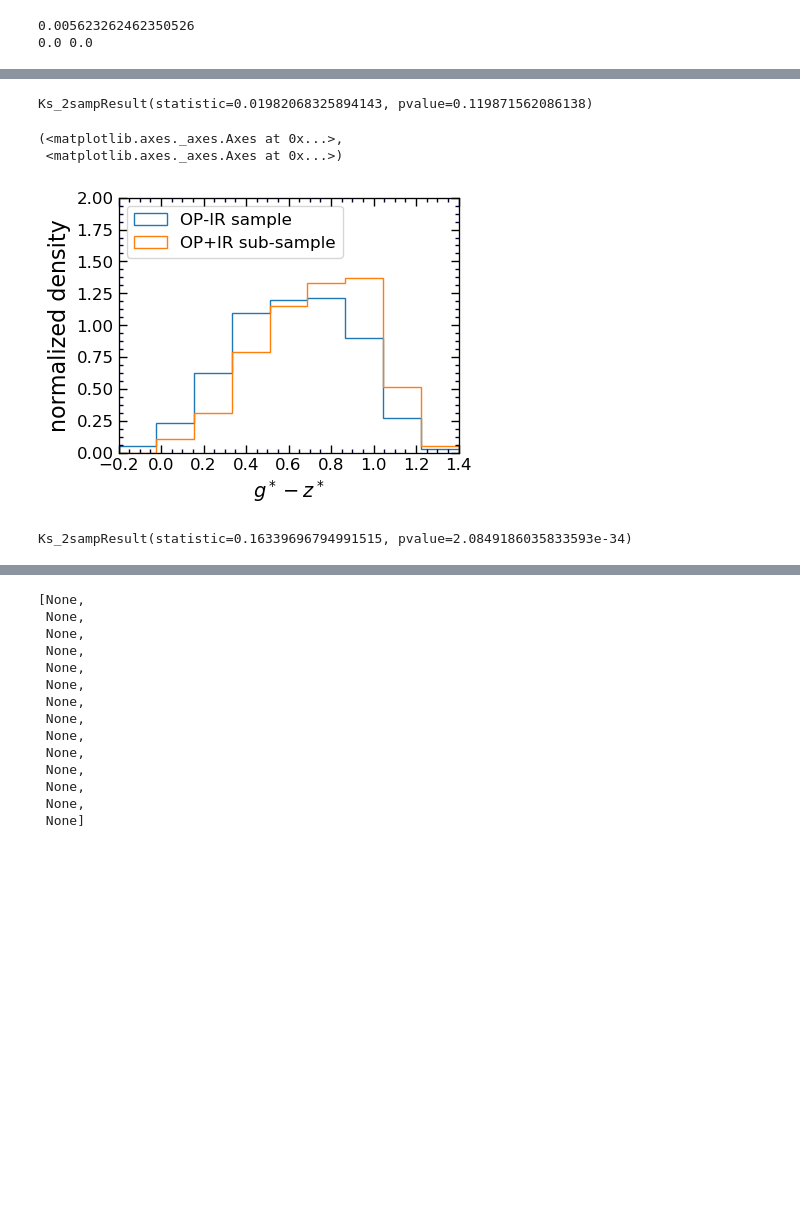
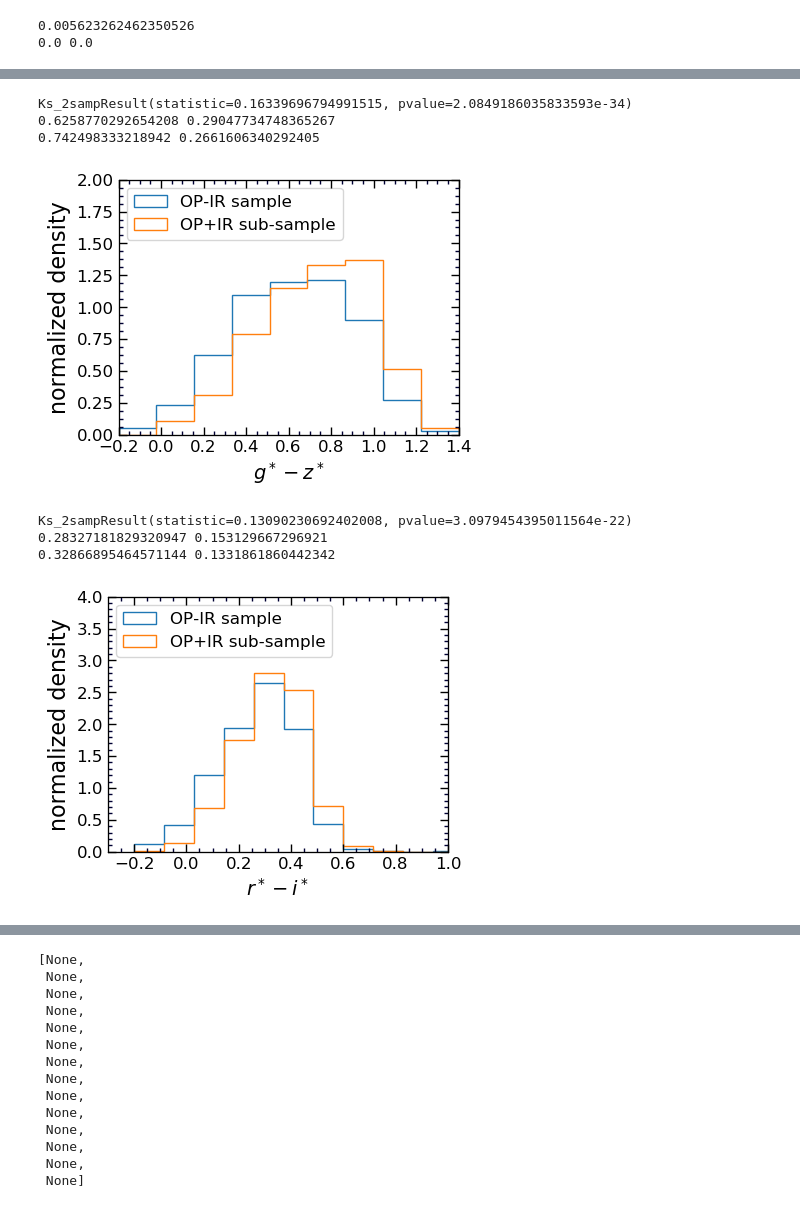
Before and after one commit to ekourkchi/TFcalibrators, a Jupyter notebook: Predictions_assessments.ipynb, the cells around one changed output, grey strips where cells are left out. Saved outputs shown, nothing was run; the diff lists cells and outputs as text; code cells hidden in the pictures; blank space fills up the shorter version.

```diff
--- a/Predictions_assessments.ipynb
+++ b/Predictions_assessments.ipynb
@@ -1690,10 +1715,4 @@ set_axes(ax, [40,95], [0,0.06], fontsize=14)
 [figure]
-# %%
-from scipy import stats
-
-stats.ks_2samp(inc, sub_inc)
-# %% [output]
-Ks_2sampResult(statistic=0.01982068325894143, pvalue=0.119871562086138)
 # %%
 fig = plt.figure(figsize=(4, 3), dpi=100)
 ax = fig.add_axes([0.13, 0.1, 0.85,  0.85])
@@ -1720,17 +1739,65 @@ ax.set_ylabel('normalized density', fontsize=16)
 
 
 set_axes(ax, [-0.2,1.4], [0,2], fontsize=12)
+
+
+
+## Here, the null Hypothesis is: Both samples are drawn from the same distribution
+## p-value: The perobability of obtaining the same results as the results of the actual observation,
+## assuming that the null hypothesis is correct
+
+from scipy import stats
+
+print stats.ks_2samp(Dist1, Dist2)
+
+print st.biweight_location(Dist1), np.sqrt(st.biweight_midvariance(Dist1))
+print st.biweight_location(Dist2), np.sqrt(st.biweight_midvariance(Dist2))
 # %% [output]
-(<matplotlib.axes._axes.Axes at 0x...>,
- <matplotlib.axes._axes.Axes at 0x...>)
+Ks_2sampResult(statistic=0.16339696794991515, pvalue=2.0849186035833593e-34)
+0.6258770292654208 0.29047734748365267
+0.742498333218942 0.2661606340292405
 [figure]
-# %%
-## Here, the null Hypothesis is: Both samples are drawn from the same distribution
-## p-value: The perobability of obtaining the same results as the results of the actual observation,
-## assuming that the null hypothesis is correct
-
-from scipy import stats
-
-stats.ks_2samp(Dist1, Dist2)
-# %% [output]
-Ks_2sampResult(statistic=0.16339696794991515, pvalue=2.0849186035833593e-34)
+# %%
+fig = plt.figure(figsize=(4, 3), dpi=100)
+ax = fig.add_axes([0.13, 0.1, 0.85,  0.85])
+
+bins = np.linspace(-0.2, 1.4, 15)
+
+indx, = np.where((Sqlt>3) & (Wqlt==0))    # W2 is used for reddening correction
+gs = table['r_sss'][indx]
+zs = table['z_sss'][indx]
+ax.hist(gs-zs, bins=bins, histtype='step', label='OP-IR sample', density=True)
+Dist1 = gs-zs
+
+indx, = np.where((Sqlt>3) & (Wqlt>3))    # W2 is used for reddening correction
+gs = table['r_sss'][indx]
+zs = table['z_sss'][indx]
+ax.hist(gs-zs, bins=bins, histtype='step', label='OP+IR sub-sample', density=True)
+Dist2 = gs-zs
+
+
+ax.legend(prop={'size': 12}, loc=2)
+
+ax.set_xlabel(r'$r^*-i^*$', fontsize=14)
+ax.set_ylabel('normalized density', fontsize=16)
+
+
+set_axes(ax, [-0.3,1.0], [0,4.0], fontsize=12)
+
+
+
+## Here, the null Hypothesis is: Both samples are drawn from the same distribution
+## p-value: The perobability of obtaining the same results as the results of the actual observation,
+## assuming that the null hypothesis is correct
+
+from scipy import stats
+
+print stats.ks_2samp(Dist1, Dist2)
+
+print st.biweight_location(Dist1), np.sqrt(st.biweight_midvariance(Dist1))
+print st.biweight_location(Dist2), np.sqrt(st.biweight_midvariance(Dist2))
+# %% [output]
+Ks_2sampResult(statistic=0.13090230692402008, pvalue=3.0979454395011564e-22)
+0.28327181829320947 0.153129667296921
+0.32866895464571144 0.1331861860442342
+[figure, added]
```
Also changed, not shown: parts of 13 cells of this notebook.
